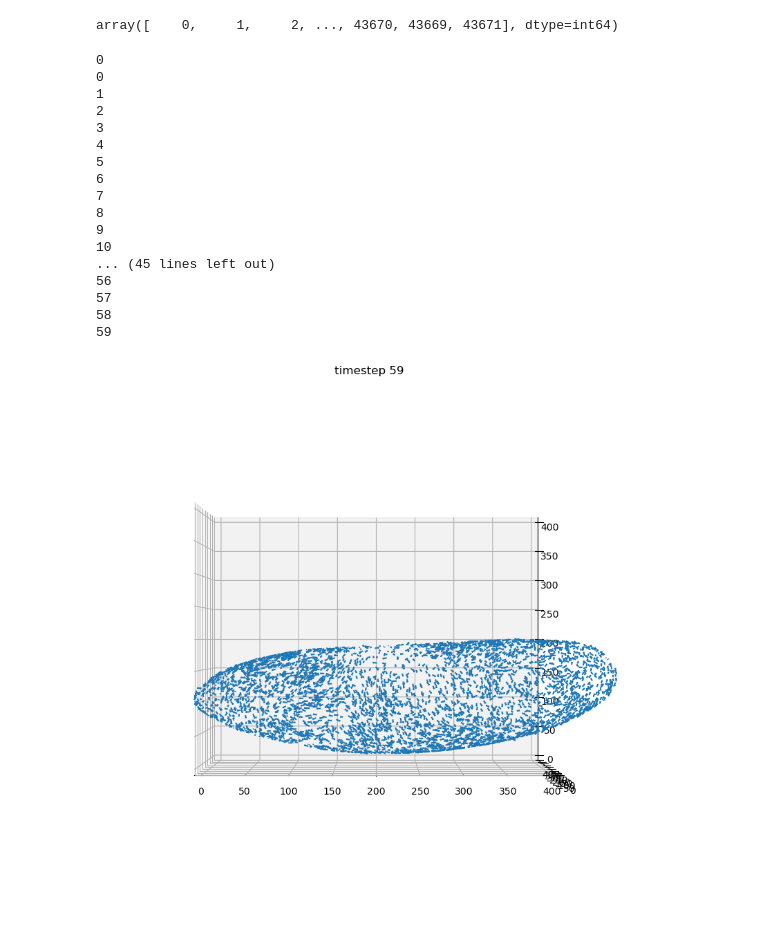
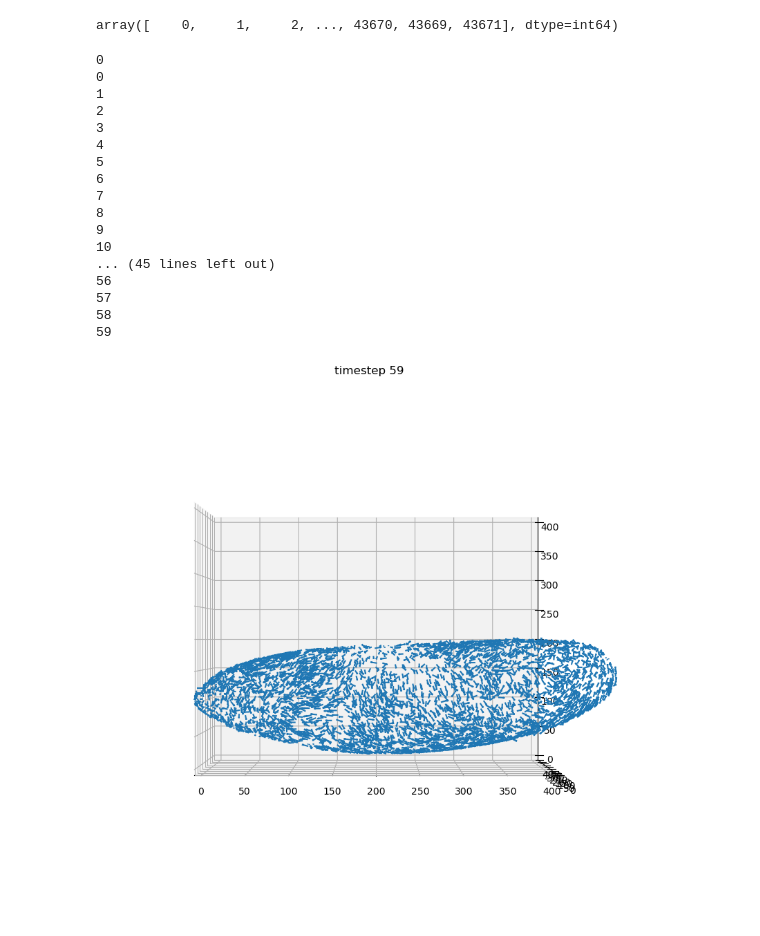
Before and after one commit to JakobSchauser/Thesis, a Jupyter notebook: DeconstructingGastrulation-Data/stas.ipynb, the cells around one changed output. Drawn from its saved outputs; the diff is of its cells as text; code cells hidden in the pictures.

Commit message:
Starting work on comparing to actual data

```diff
--- a/DeconstructingGastrulation-Data/stas.ipynb
+++ b/DeconstructingGastrulation-Data/stas.ipynb
@@ -225,6 +225,10 @@ array([    0,     1,     2, ..., 43670, 43669, 43671], dtype=int64)
 # %%
 # save the data
 t.to_csv("tracked_data.csv")
+# %%
+import pandas as pd
+
+t = pd.read_csv("tracked_data.csv")
 # %%
 # get movements
 t["dx"] = t.groupby("particle")["x"].diff()
@@ -259,36 +266,36 @@ def func(i):
 
 
 
-    ax.quiver(2.5*xx[where_non_nan], yy[where_non_nan], zz[where_non_nan], dx[where_non_nan], dy[where_non_nan], dz[where_non_nan], length=5, normalize=True, )
+    ax.quiver(2.5*xx[where_non_nan], yy[where_non_nan], zz[where_non_nan], dx[where_non_nan], dy[where_non_nan], dz[where_non_nan], length=8, normalize=True, )
 
     ax.set_title(f"timestep {i}")
 
     ax.set_xlim(0, 400)
     ax.set_ylim(0, 400)
     ax.set_zlim(0, 400)
 
     ax.view_init(0, 270)
 
 
 ani = FuncAnimation(fig, func, frames=range(0, 60), interval=100)
 
 ani.save('quiver_animation.mp4', writer='ffmpeg')
 # %% [output]
 0
 0
 1
 2
 3
 4
 5
 6
 7
 8
 9
 10
 ... (45 lines left out)
 56
 57
 58
 59
-[figure, old version]
+[figure, new version]
```
Also changed, not shown: parts of 1 cell of this notebook, 3 other files.
